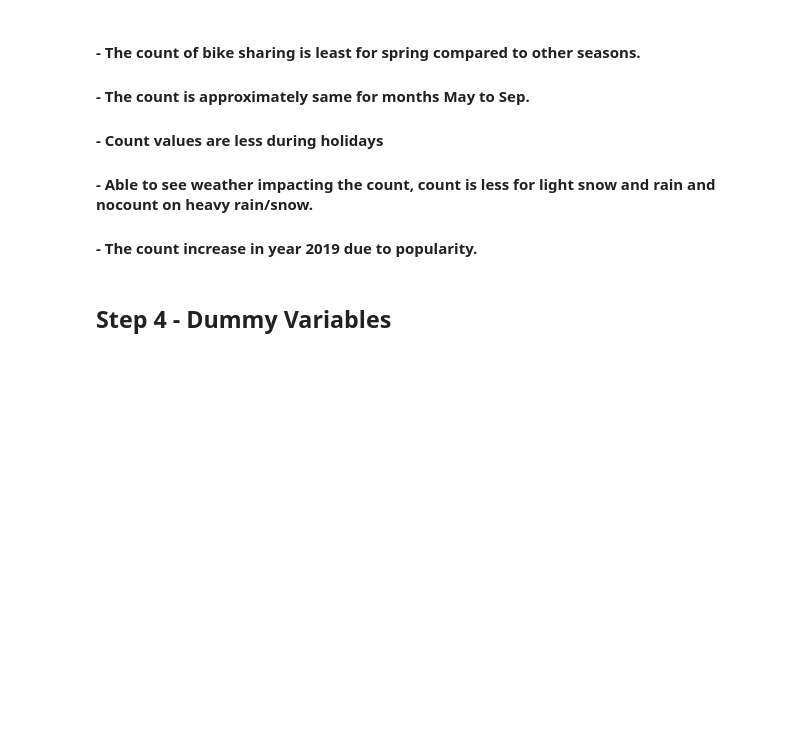
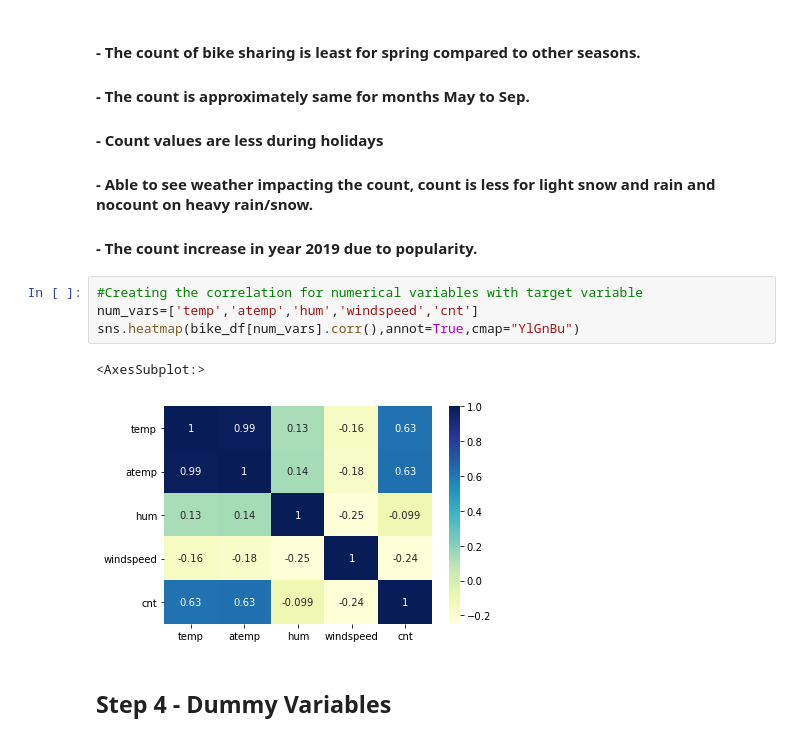
Before and after one commit to jagdishj/BikeSharingAssignment, a Jupyter notebook: BikeSharingAssignment.ipynb, the cells around one changed output. Cells and saved outputs as stored; diff of their text form; blank space fills up the shorter version.

```diff
--- a/BikeSharingAssignment.ipynb
+++ b/BikeSharingAssignment.ipynb
@@ -199,6 +199,13 @@ plt.show()
 #### - Count values are less during holidays
 #### - Able to see weather impacting the count, count is less for light snow and rain and nocount on heavy rain/snow.
 #### - The count increase in year 2019 due to popularity.
+# %%
+#Creating the correlation for numerical variables with target variable
+num_vars=['temp','atemp','hum','windspeed','cnt']
+sns.heatmap(bike_df[num_vars].corr(),annot=True,cmap="YlGnBu")
+# %% [output]
+<AxesSubplot:>
+[figure, added]
 # %% [markdown]
 ## Step 4 - Dummy Variables
 # %%
```
Also changed, not shown: parts of 5 cells of this notebook, 2 other files.
